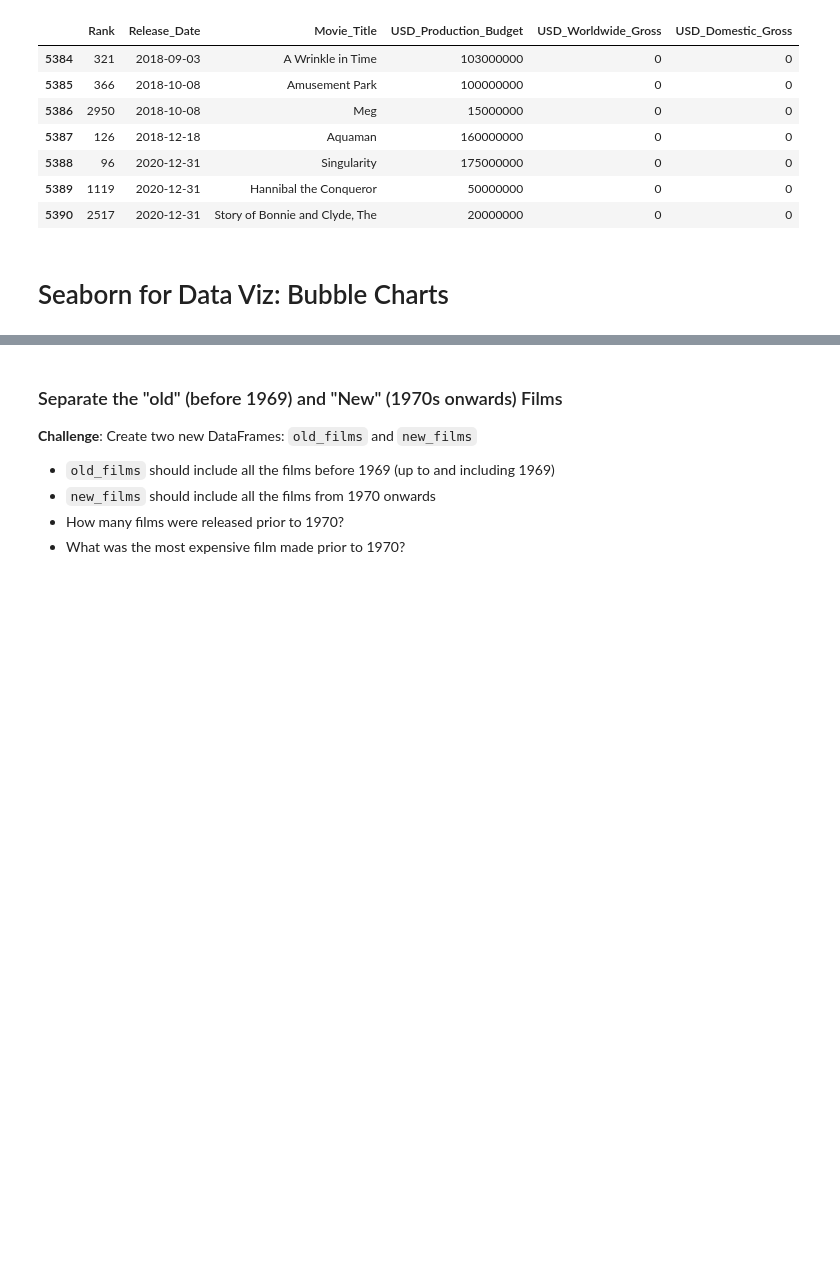
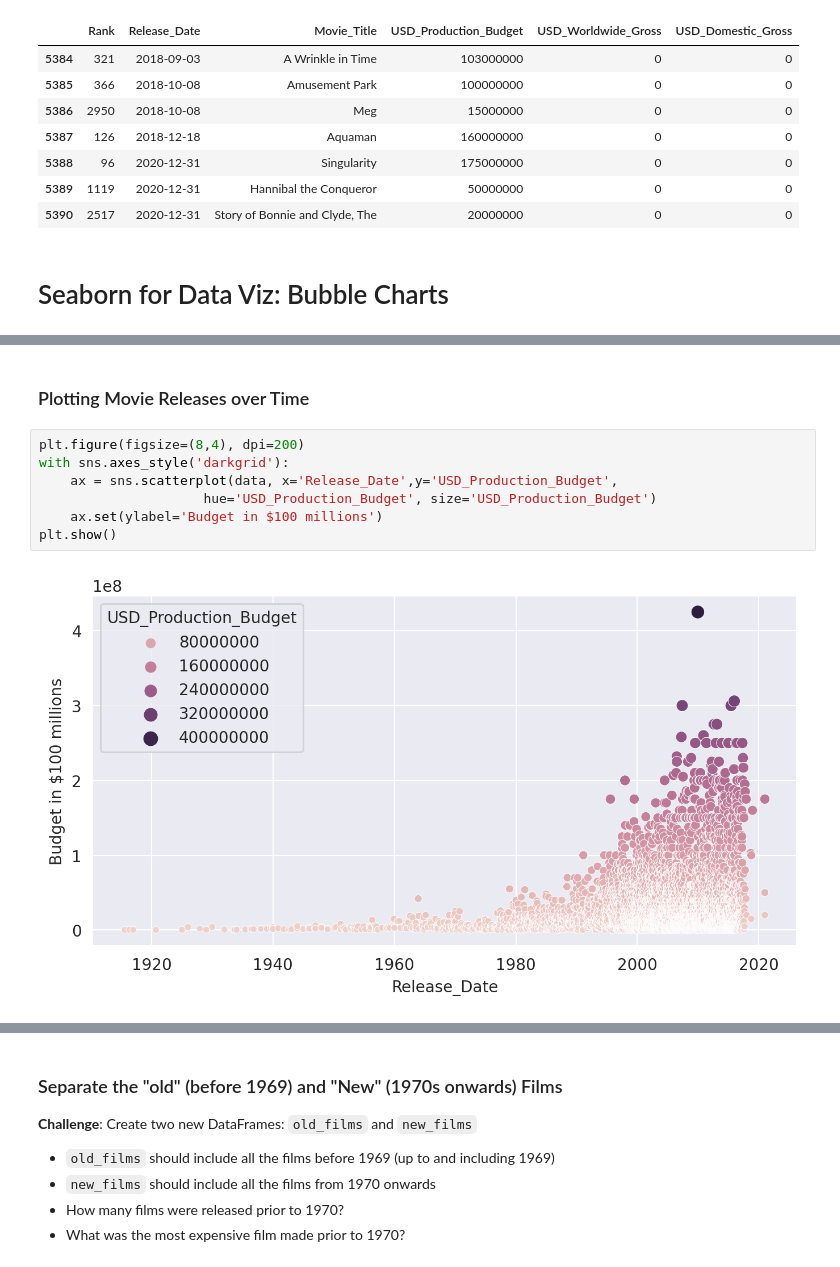
Before and after one commit to dot-techno/data-science-intro, a Jupyter notebook: Day77_Seaborn_and_Linear_Regression.ipynb, the cells around one changed output, grey strips where cells are left out. Drawn from its saved outputs; the diff is of its cells as text; blank space fills up the shorter version.

```diff
--- a/Day77_Seaborn_and_Linear_Regression.ipynb
+++ b/Day77_Seaborn_and_Linear_Regression.ipynb
@@ -225,3 +231,14 @@ data[data['Release_Date'] > scrape_date] # movies not yet released
+# %% [markdown]
+### Plotting Movie Releases over Time
+# %%
+plt.figure(figsize=(8,4), dpi=200)
+with sns.axes_style('darkgrid'):
+    ax = sns.scatterplot(data, x='Release_Date',y='USD_Production_Budget',
+                     hue='USD_Production_Budget', size='USD_Production_Budget')
+    ax.set(ylabel='Budget in $100 millions')
+plt.show()
+# %% [output]
+[figure, added]
 # %% [markdown]
 # Converting Years to Decades Trick
 
```
Also changed, not shown: parts of 11 cells of this notebook, 14 other files.
